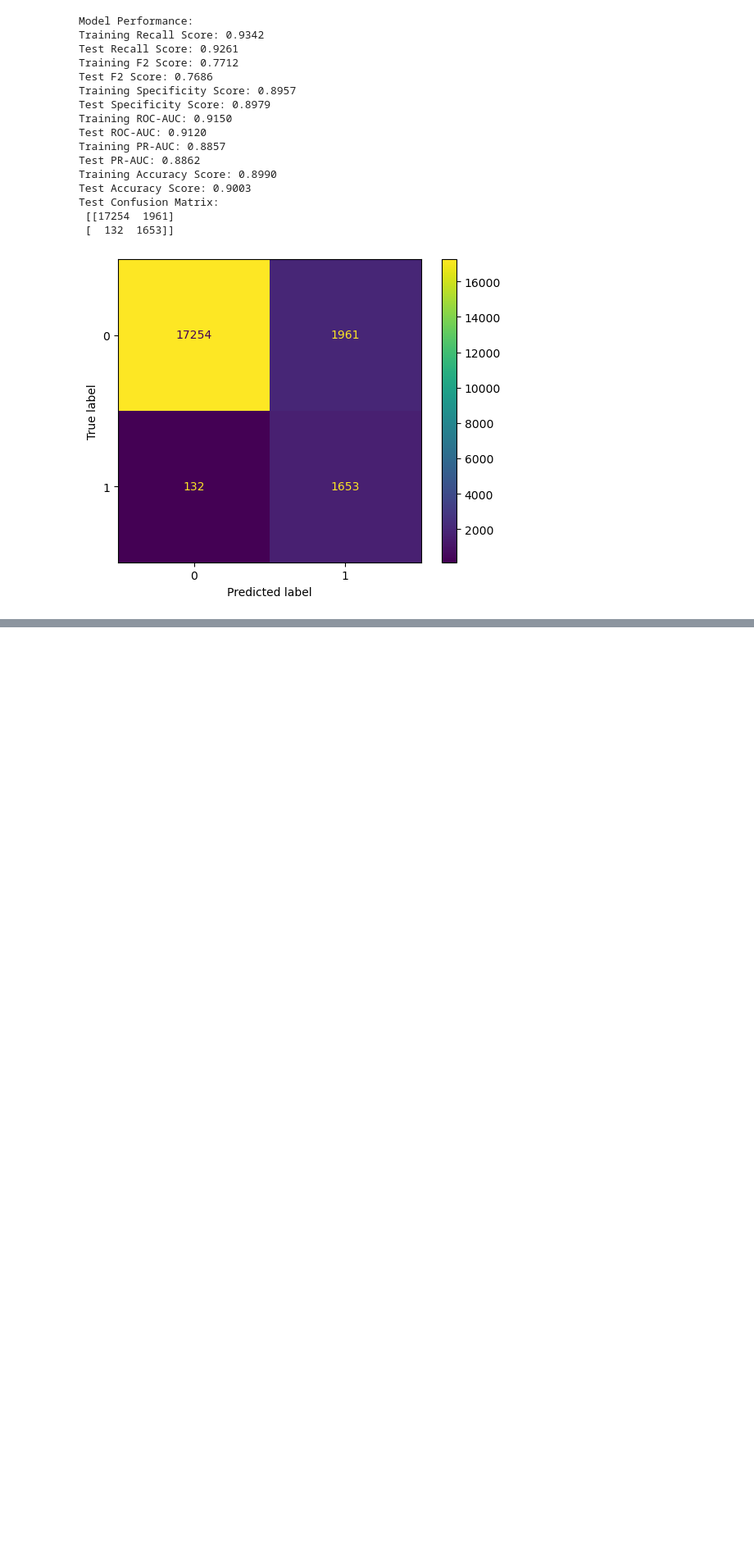
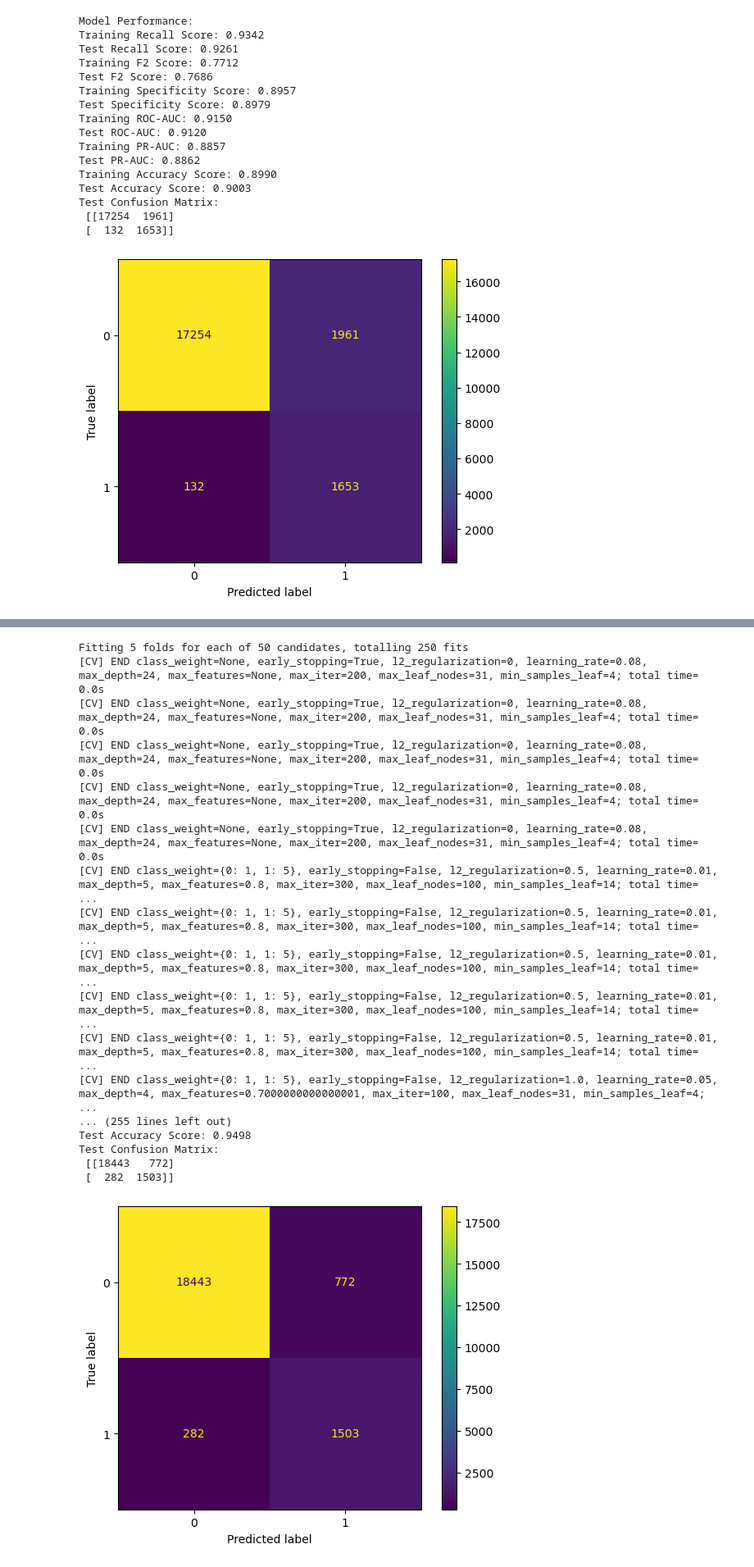
Before and after one commit to kasia-sko/ML, a Jupyter notebook: projekt_1/budowa_krok_3_1.ipynb, the cells around one changed output, grey strips where cells are left out. Shown at 82% size. Drawn from its saved outputs; the diff is of its cells as text; code cells hidden in the pictures; blank space fills up the shorter version.

```diff
--- a/projekt_1/budowa_krok_3_1.ipynb
+++ b/projekt_1/budowa_krok_3_1.ipynb
@@ -244,0 +340,60 @@ Test Confusion Matrix:
+# %%
+param_dist = {
+    'max_depth': range(2, 25),
+    'max_features': ['sqrt', 'log2', None] + list(np.arange(0.1, 1.1, 0.1)),
+    'min_samples_leaf': range(2, 20),
+    'max_iter': [50,100, 200, 300, 400, 500],
+    'learning_rate': [0.01, 0.05,0.08, 0.1, 0.2],
+    'l2_regularization': [0, 0.1, 0.5, 1.0],
+    'max_leaf_nodes': [2,31, 50, 100, 200,300],
+    'class_weight': [{0: 1, 1: w} for w in [1, 5, 11.76, 20]] + [None],
+    'early_stopping': [False, True]
+}
+
+scorers = {
+    'f2_score': make_scorer(fbeta_score, beta=2),
+    'recall': make_scorer(recall_score)
+}
+
+# RandomizedSearchCV z wieloma scorerami
+random_search_boost = RandomizedSearchCV(
+    estimator=gboost,
+    param_distributions=param_dist,
+    n_iter=50,
+    cv=5,
+    scoring=scorers,
+    refit='f2_score',  # najlepszy model według F2
+    random_state=32,
+    n_jobs=1,
+    verbose=2
+)
+
+# Fit the search
+pipeline_fit(random_search_boost)
+
+# Print best parameters
+print("Best parameters:", random_search_boost.best_params_)
+
+# Evaluate best model
+boost_best = random_search_boost.best_estimator_
+print("\nBest model scores:")
+metrics = scores_model(boost_best)
+# %% [output]
+Fitting 5 folds for each of 50 candidates, totalling 250 fits
+[CV] END class_weight=None, early_stopping=True, l2_regularization=0, learning_rate=0.08, max_depth=24, max_features=None, max_iter=200, max_leaf_nodes=31, min_samples_leaf=4; total time=   0.0s
+[CV] END class_weight=None, early_stopping=True, l2_regularization=0, learning_rate=0.08, max_depth=24, max_features=None, max_iter=200, max_leaf_nodes=31, min_samples_leaf=4; total time=   0.0s
+[CV] END class_weight=None, early_stopping=True, l2_regularization=0, learning_rate=0.08, max_depth=24, max_features=None, max_iter=200, max_leaf_nodes=31, min_samples_leaf=4; total time=   0.0s
+[CV] END class_weight=None, early_stopping=True, l2_regularization=0, learning_rate=0.08, max_depth=24, max_features=None, max_iter=200, max_leaf_nodes=31, min_samples_leaf=4; total time=   0.0s
+[CV] END class_weight=None, early_stopping=True, l2_regularization=0, learning_rate=0.08, max_depth=24, max_features=None, max_iter=200, max_leaf_nodes=31, min_samples_leaf=4; total time=   0.0s
+[CV] END class_weight={0: 1, 1: 5}, early_stopping=False, l2_regularization=0.5, learning_rate=0.01, max_depth=5, max_features=0.8, max_iter=300, max_leaf_nodes=100, min_samples_leaf=14; total time=   ...
+[CV] END class_weight={0: 1, 1: 5}, early_stopping=False, l2_regularization=0.5, learning_rate=0.01, max_depth=5, max_features=0.8, max_iter=300, max_leaf_nodes=100, min_samples_leaf=14; total time=   ...
+[CV] END class_weight={0: 1, 1: 5}, early_stopping=False, l2_regularization=0.5, learning_rate=0.01, max_depth=5, max_features=0.8, max_iter=300, max_leaf_nodes=100, min_samples_leaf=14; total time=   ...
+[CV] END class_weight={0: 1, 1: 5}, early_stopping=False, l2_regularization=0.5, learning_rate=0.01, max_depth=5, max_features=0.8, max_iter=300, max_leaf_nodes=100, min_samples_leaf=14; total time=   ...
+[CV] END class_weight={0: 1, 1: 5}, early_stopping=False, l2_regularization=0.5, learning_rate=0.01, max_depth=5, max_features=0.8, max_iter=300, max_leaf_nodes=100, min_samples_leaf=14; total time=   ...
+[CV] END class_weight={0: 1, 1: 5}, early_stopping=False, l2_regularization=1.0, learning_rate=0.05, max_depth=4, max_features=0.7000000000000001, max_iter=100, max_leaf_nodes=31, min_samples_leaf=4;  ...
+... (255 lines left out)
+Test Accuracy Score: 0.9498
+Test Confusion Matrix:
+ [[18443   772]
+ [  282  1503]]
+[figure, added]
```
Also changed, not shown: parts of 24 cells of this notebook.
